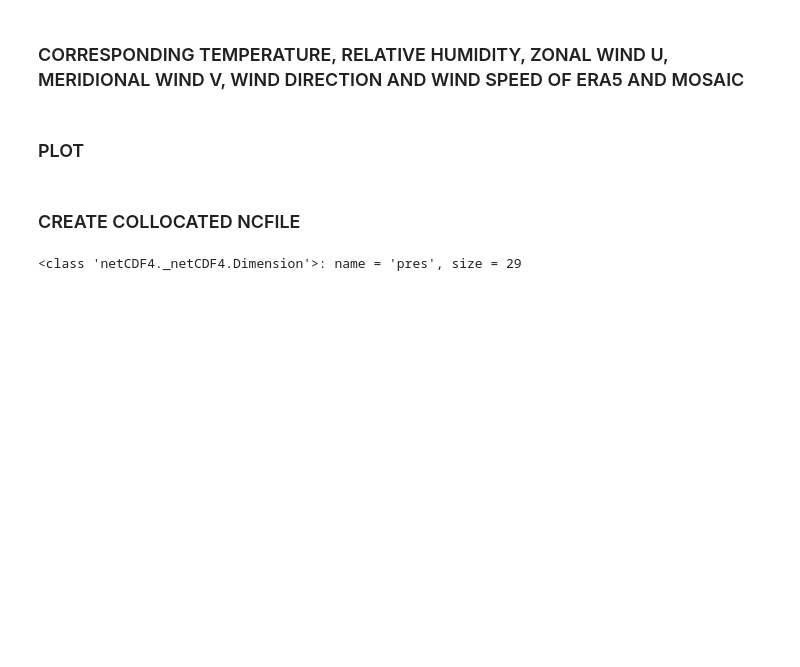
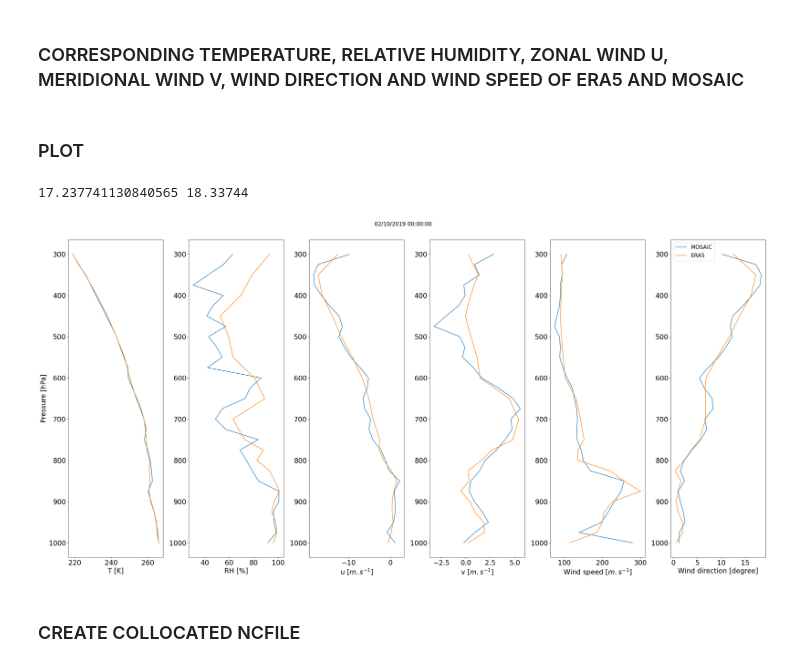
Before and after one commit to charrelju/M1_Internship_MET_Norway, a Jupyter notebook: Create_training_data_ERA5_MOSAiC.ipynb, the cells around one changed output. Cells and saved outputs as stored; diff of their text form; code cells hidden in the pictures; blank space fills up the shorter version.

```diff
--- a/Create_training_data_ERA5_MOSAiC.ipynb
+++ b/Create_training_data_ERA5_MOSAiC.ipynb
@@ -17,8 +17,8 @@ import datetime
 # %% [markdown]
 ### READ DATA
 # %%
-date_min = '20191001000000'
-date_max = '20200929180000'
+date_min = '20200101000000'
+date_max = '20200229180000'
 task_ID = 1 #$TASK_ID
 # %%
 """Function that create a list of dates and take the date corresponding to the index giving by the bash script."""
@@ -248,13 +248,13 @@ def plotprofiles() :
 
     axs[4].plot(mosaic_wdir,desired_levels, 'C0')
     axs[4].plot(era5_wdir,desired_levels, 'C1')
+    axs[4].set_xlabel (r'Wind direction [degree]')
     axs[4].invert_yaxis()
-    axs[4].set_xlabel (r'Wind speed [$m.s^{-1}$]')
 
     axs[5].plot(mosaic_wspeed,desired_levels, 'C0')
     axs[5].plot(era5_wspeed,desired_levels, 'C1')
     axs[5].invert_yaxis()
-    axs[5].set_xlabel (r'Wind direction [degree]')
+    axs[5].set_xlabel (r'Wind speed [$m.s^{-1}$]')
     axs[5].legend(['MOSAiC','ERA5'])
 
     date = day + '/' + month + '/' + year + ' ' + hour + ':' + date_task[10:12] + ':' + date_task[12:14]
@@ -264,7 +264,10 @@ def plotprofiles() :
     path_fig = '/lustre/storeB/users/justinec/master_internship/figures/era5_mosaic_profiles/'
     plt.savefig(path_fig+'fig_profiles_tropo_'+date_task+'.png')
 # %%
-#plotprofiles() #comment this line to not plot figures
+plotprofiles() #comment this line to not plot figure
+# %% [output]
+17.237741130840565 18.33744
+[figure, added]
 # %% [markdown]
 ### CREATE COLLOCATED NCFILE
 # %%
@@ -275,10 +278,6 @@ output_netcdf = ncfile(output_filename, 'w', format = 'NETCDF4')
 # %%
 # Dimension
 pres = output_netcdf.createDimension('pres',len(desired_levels))
-# %%
-pres
-# %% [output]
-<class 'netCDF4._netCDF4.Dimension'>: name = 'pres', size = 29
 # %%
 # Variables
 pres = output_netcdf.createVariable('pres', 'd', ('pres'))
```
Also changed, not shown: 1 other file.
